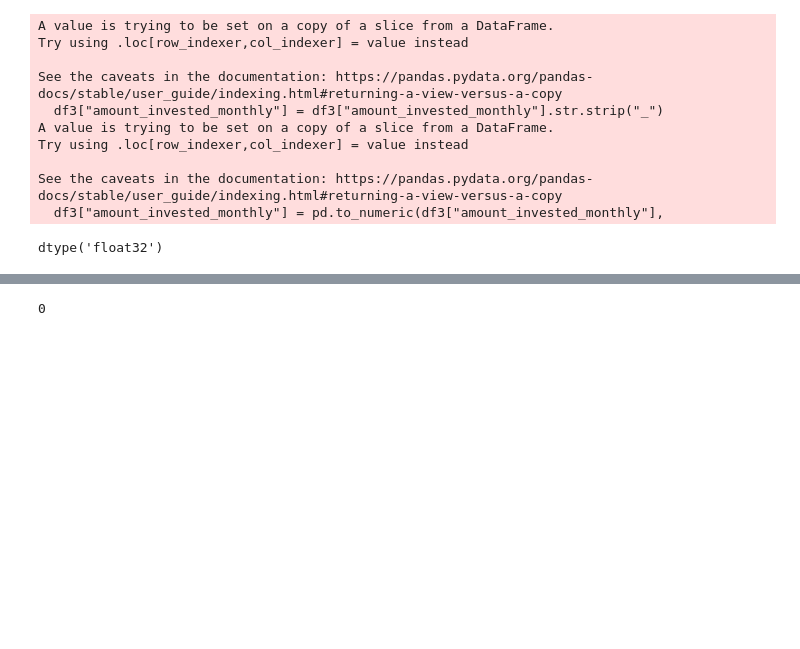
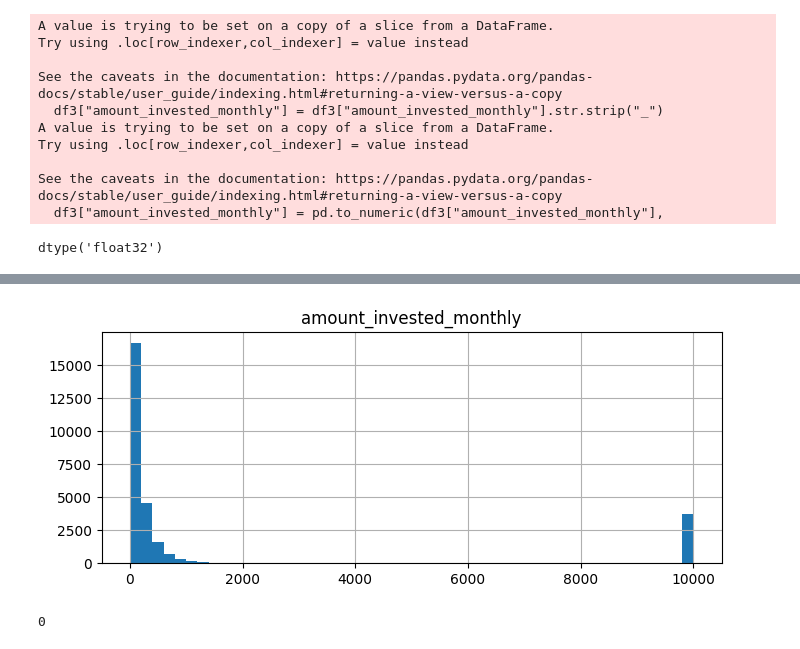
Before and after one commit to gilchea/credit_score_team2_k45, a Jupyter notebook: report_cleaned.ipynb, the cells around one changed output, grey strips where cells are left out. Saved outputs shown, nothing was run; the diff lists cells and outputs as text; code cells hidden in the pictures; blank space fills up the shorter version.

```diff
--- a/report_cleaned.ipynb
+++ b/report_cleaned.ipynb
@@ -2490,3 +2511,9 @@ CUS_0x1011  71.226166                    1
+# %%
+result.reset_index().hist(column="amount_invested_monthly", bins=50, figsize=(8, 3))
+# plt.tight_layout()
+plt.show()
+# %% [output]
+[figure, added]
 # %%
 # Check if all values in 'amount_invested_monthly' are NaN for each 'customer_id'
 df3.groupby("customer_id")["amount_invested_monthly"].apply(
```
Also changed, not shown: parts of 63 cells of this notebook.
